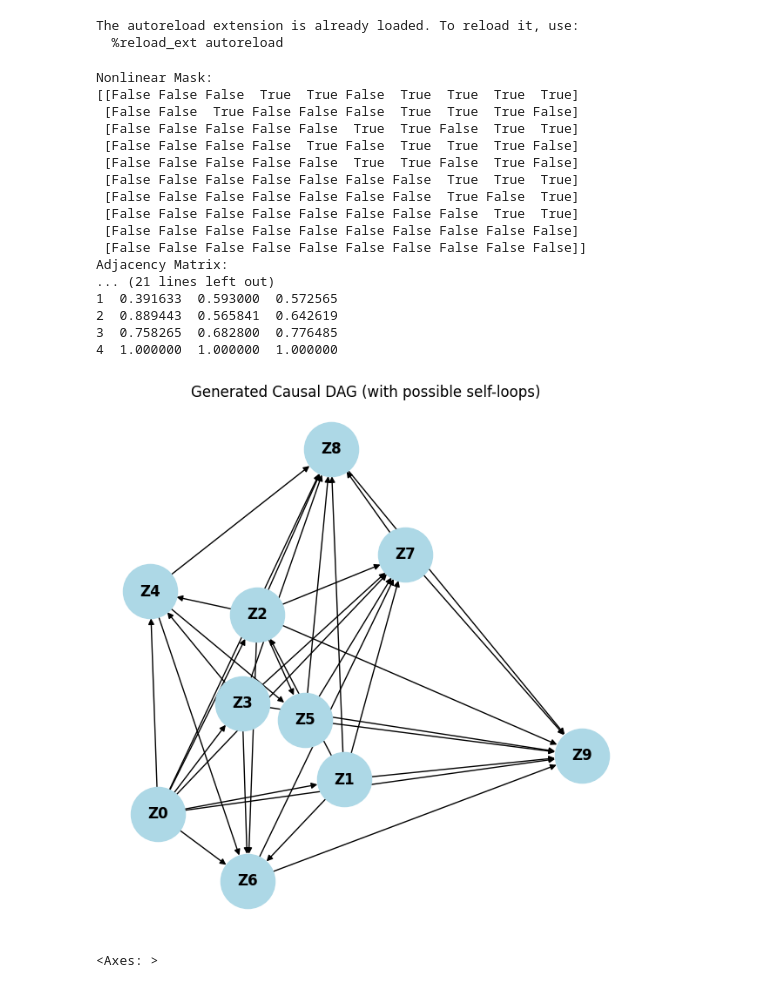
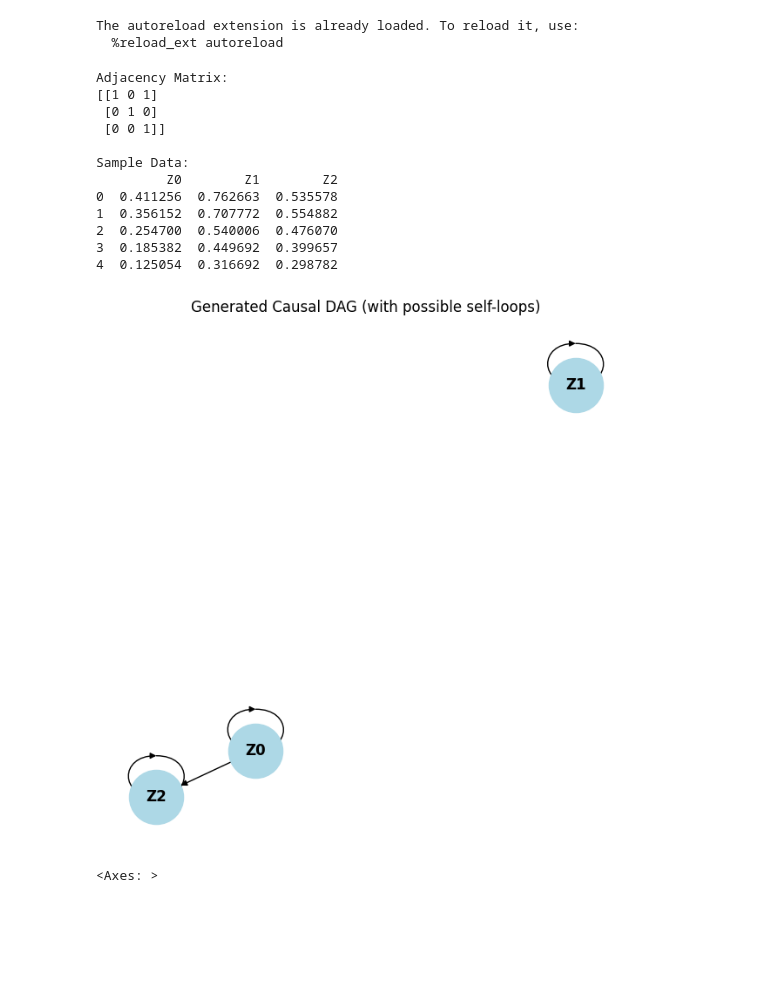
Before and after one commit to wasimahmadpk/cdmi, a Jupyter notebook: src/scms.ipynb, the cells around one changed output. Drawn from its saved outputs; the diff is of its cells as text; code cells hidden in the pictures; blank space fills up the shorter version.

```diff
--- a/src/scms.ipynb
+++ b/src/scms.ipynb
@@ -20,38 +20,33 @@ from TSGen import RandomCausalSimulator
 
 np.random.seed(1)
 # %%
-n_nodes = 10     # Total variables (10 variables)
+n_nodes = 3     # Total variables (10 variables)
 edge_prob = 0.75      # Probability of edge creation
 nonlinear_prob = 0.75   # Chance of nonlinearity per edge
 
 sim = RandomCausalSimulator(n_nodes, edge_prob, nonlinear_prob, 0.0, seed=42)
 df, graph = sim.simulate()  # Only df and adj returned
 
 print("Adjacency Matrix:")
 print(graph)
 print("\nSample Data:")
 print(df.head())
 
 sim.draw_dag()
 # %% [output]
-Nonlinear Mask:
-[[False False False  True  True False  True  True  True  True]
- [False False  True False False False  True  True  True False]
- [False False False False False  True  True False  True  True]
- [False False False False  True False  True  True  True False]
- [False False False False False  True  True False  True False]
- [False False False False False False False  True  True  True]
- [False False False False False False False  True False  True]
- [False False False False False False False False  True  True]
- [False False False False False False False False False False]
- [False False False False False False False False False False]]
 Adjacency Matrix:
-... (21 lines left out)
-1  0.391633  0.593000  0.572565
-2  0.889443  0.565841  0.642619
-3  0.758265  0.682800  0.776485
-4  1.000000  1.000000  1.000000
+[[1 0 1]
+ [0 1 0]
+ [0 0 1]]
+
+Sample Data:
+         Z0        Z1        Z2
+0  0.411256  0.762663  0.535578
+1  0.356152  0.707772  0.554882
+2  0.254700  0.540006  0.476070
+3  0.185382  0.449692  0.399657
+4  0.125054  0.316692  0.298782
-[figure, old version]
+[figure, new version]
 # %%
 df.iloc[:100, ].plot()
 # %% [output]
```
Also changed, not shown: 1 other file.
